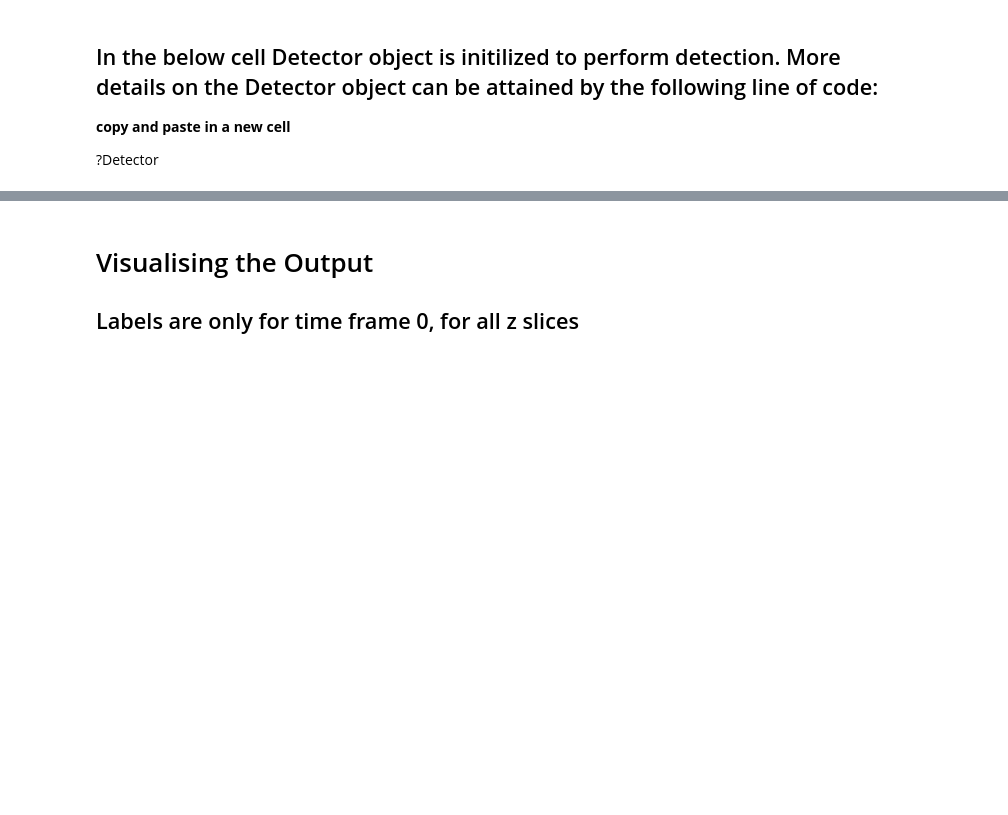
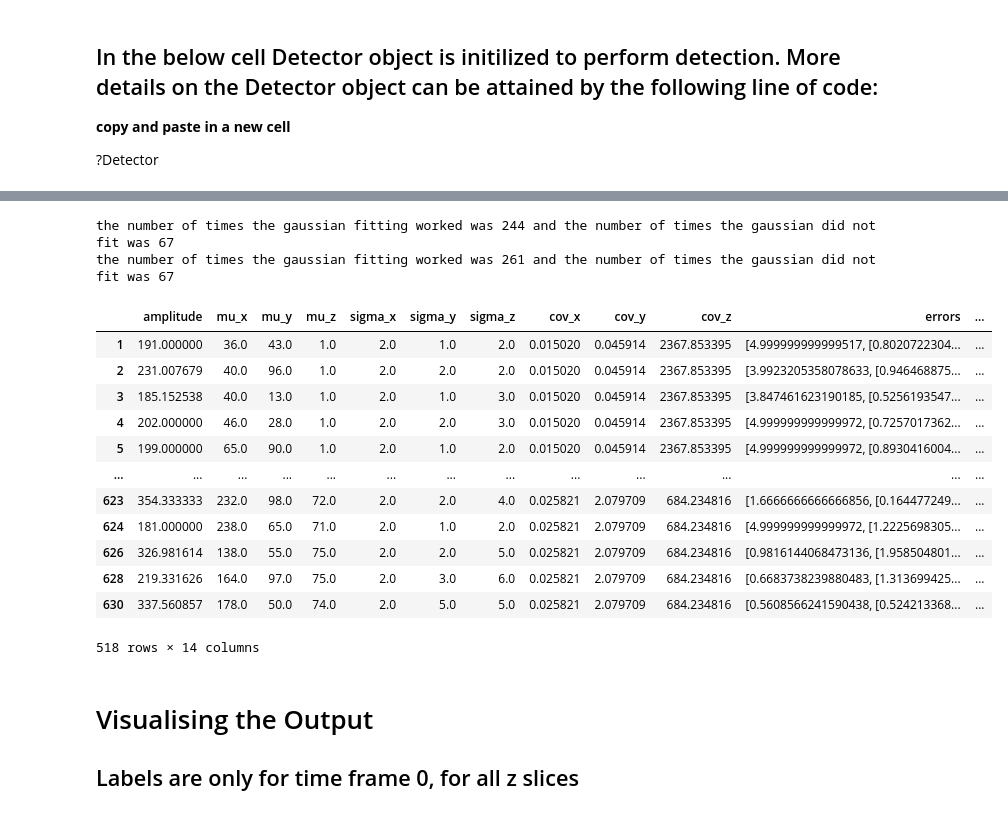
Before and after one commit to MatsulabUW/LLSM-CME-ANALYSIS, a Jupyter notebook: Final/Jupyter_Notebooks/01.Big_data_detection_zarr_parallel.ipynb, the cells around one changed output, grey strips where cells are left out. Cells and saved outputs as stored; diff of their text form; code cells hidden in the pictures; blank space fills up the shorter version.

```diff
--- a/Final/Jupyter_Notebooks/01.Big_data_detection_zarr_parallel.ipynb
+++ b/Final/Jupyter_Notebooks/01.Big_data_detection_zarr_parallel.ipynb
@@ -121,3 +112,45 @@ the number of times the gaussian fitting worked was 535 and the number of times
+# %%
+
+test = detector.run_parallel_frame_processing(max_frames = max_frames, all_frames = all_frames)
+# print('testing now')
+# %% [output]
+the number of times the gaussian fitting worked was 244 and the number of times the gaussian did not fit was 67
+the number of times the gaussian fitting worked was 261 and the number of times the gaussian did not fit was 67
+# %%
+# for each line in test, calculate the mean of errors[1] and errors[2]
+# if the mean of errors[1] is greater than mu_threshold or mean of errors[2] is greater than sigma_threshold, then keep it in the dataframe test_2
+
+# mu_threshold = 0.5
+# sigma_threshold = 0.5
+# counter_not_fit = 0
+# index_of_maximas = []
+
+test['mean_errors_mu'] = test['errors'].apply(lambda x: pd.Series(x[1]).mean())
+test['mean_errors_sigma'] = test['errors'].apply(lambda x: pd.Series(x[2]).mean())
+
+
+# if np.mean(mean_absolute_error_mean) > mu_threshold or np.mean(mean_absolute_error_sigmas) > sigma_threshold:
+#                 #print('the gaussian did not fit')
+#                 counter_not_fit += 1
+#                 index_of_maximas.append(i)
+test2 = test[(test['mean_errors_mu'] <= 1) & (test['mean_errors_sigma'] < 2.5)]
+test3 = test[(test['mean_errors_mu'] > 1) & (test['mean_errors_sigma'] >= 2.5)]
+
+test2
+# %% [output]
+|  | amplitude | mu_x | mu_y | mu_z | sigma_x | sigma_y | sigma_z | cov_x | cov_y | cov_z | errors | ... |
+| 1 | 191.000000 | 36.0 | 43.0 | 1.0 | 2.0 | 1.0 | 2.0 | 0.015020 | 0.045914 | 2367.853395 | [4.999999999999517, [0.8020722304... | ... |
+| 2 | 231.007679 | 40.0 | 96.0 | 1.0 | 2.0 | 2.0 | 2.0 | 0.015020 | 0.045914 | 2367.853395 | [3.9923205358078633, [0.946468875... | ... |
+| 3 | 185.152538 | 40.0 | 13.0 | 1.0 | 2.0 | 1.0 | 3.0 | 0.015020 | 0.045914 | 2367.853395 | [3.847461623190185, [0.5256193547... | ... |
+| 4 | 202.000000 | 46.0 | 28.0 | 1.0 | 2.0 | 2.0 | 3.0 | 0.015020 | 0.045914 | 2367.853395 | [4.999999999999972, [0.7257017362... | ... |
+| 5 | 199.000000 | 65.0 | 90.0 | 1.0 | 2.0 | 1.0 | 2.0 | 0.015020 | 0.045914 | 2367.853395 | [4.999999999999972, [0.8930416004... | ... |
+| ... | ... | ... | ... | ... | ... | ... | ... | ... | ... | ... | ... | ... |
+| 623 | 354.333333 | 232.0 | 98.0 | 72.0 | 2.0 | 2.0 | 4.0 | 0.025821 | 2.079709 | 684.234816 | [1.6666666666666856, [0.164477249... | ... |
+| 624 | 181.000000 | 238.0 | 65.0 | 71.0 | 2.0 | 1.0 | 2.0 | 0.025821 | 2.079709 | 684.234816 | [4.999999999999972, [1.2225698305... | ... |
+| 626 | 326.981614 | 138.0 | 55.0 | 75.0 | 2.0 | 2.0 | 5.0 | 0.025821 | 2.079709 | 684.234816 | [0.9816144068473136, [1.958504801... | ... |
+| 628 | 219.331626 | 164.0 | 97.0 | 75.0 | 2.0 | 3.0 | 6.0 | 0.025821 | 2.079709 | 684.234816 | [0.6683738239880483, [1.313699425... | ... |
+| 630 | 337.560857 | 178.0 | 50.0 | 74.0 | 2.0 | 5.0 | 5.0 | 0.025821 | 2.079709 | 684.234816 | [0.5608566241590438, [0.524213368... | ... |
+518 rows × 14 columns
 # %% [markdown]
 # Visualising the Output
 ## Labels are only for time frame 0, for all z slices
```
Also changed, not shown: parts of 11 cells of this notebook, 2 other files.
